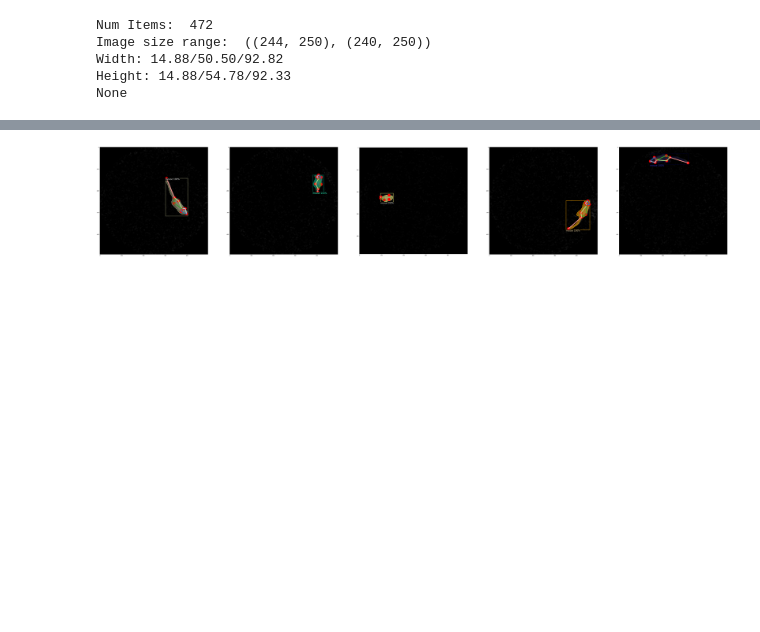
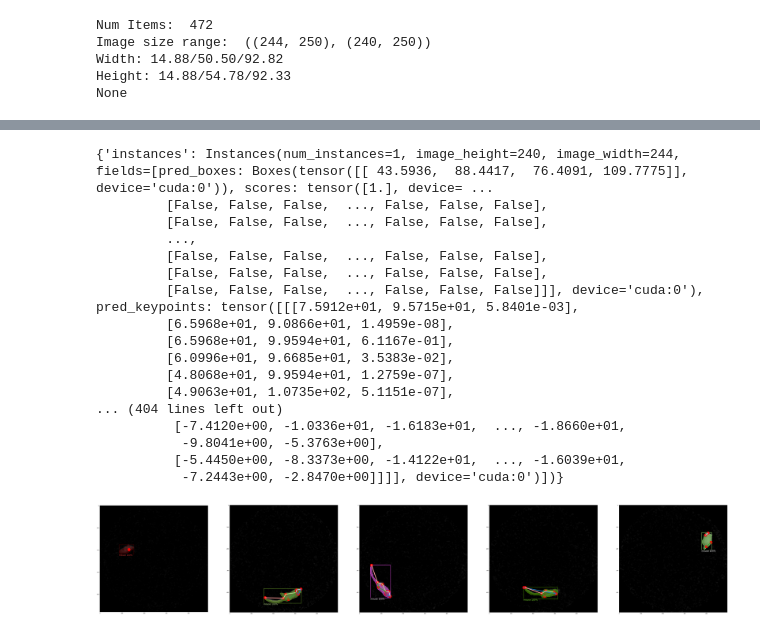
Before and after one commit to tischfieldlab/moseq2-detectron-extract, a Jupyter notebook: notebooks/Untitled.ipynb, the cells around one changed output, grey strips where cells are left out. Cells and saved outputs as stored; diff of their text form; code cells hidden in the pictures; blank space fills up the shorter version.

```diff
--- a/notebooks/Untitled.ipynb
+++ b/notebooks/Untitled.ipynb
@@ -16,5 +19,5 @@ annot_file = "E:\\moseq_raw_data\\unet_testing\\mask_keypoints_for_michael\\resu
 # %%
-annotations = read_annotations(annot_file, default_keypoint_names)
+annotations = read_annotations(annot_file, default_keypoint_names, mask_format=cfg.INPUT.MASK_FORMAT)
 show_dataset_info(annotations)
 register_datasets(annotations, default_keypoint_names)
 # %% [output]
@@ -105,6 +103,6 @@ index created!
 AssertionError: [COCOEvaluator] Prediction contain 8 keypoints. Ground truth contains 8 keypoints. The length of cfg.TEST.KEYPOINT_OKS_SIGMAS is 17. They have to agree with each other. For meaning of  ...
 # %%
-cfg.OUTPUT_DIR = './output_4/2021-06-14T13-17_26'
+cfg.OUTPUT_DIR = './models/output_4/2021-06-16T14-28_47'
 cfg.MODEL.WEIGHTS = os.path.join(cfg.OUTPUT_DIR,  'model_final.pth') #"model_final.pth")  # path to the model we just trained     "model_0001999.pth")#
 cfg.MODEL.ROI_HEADS.SCORE_THRESH_TEST = 0.6  # set a custom testing threshold
 cfg.TEST.DETECTIONS_PER_IMAGE = 1
@@ -112,16 +110,34 @@ predictor = Predictor(cfg)
 # %%
 num = 5
 fig, axs = plt.subplots(1, num, figsize=(20*num,20))
 for d, ax in zip(random.sample(annotations, num), axs):
     im = cv2.imread(d["file_name"])[:,:,0,None]
-    outputs = predictor(im)  # format is documented at https://detectron2.readthedocs.io/tutorials/models.html#model-output-format
+    outputs = predictor(im)[0]  # format is documented at https://detectron2.readthedocs.io/tutorials/models.html#model-output-format
+    print(outputs)
 
     v = Visualizer(convert_image_to_rgb(im, "L"),
                    metadata=MetadataCatalog.get("moseq_train"),
                    scale=2.0,
                    instance_mode=ColorMode.IMAGE   # remove the colors of unsegmented pixels. This option is only available for segmentation models
     )
     out = v.draw_instance_predictions(outputs["instances"].to("cpu"))
     ax.imshow(out.get_image())
 # %% [output]
+{'instances': Instances(num_instances=1, image_height=240, image_width=244, fields=[pred_boxes: Boxes(tensor([[ 43.5936,  88.4417,  76.4091, 109.7775]], device='cuda:0')), scores: tensor([1.], device= ...
+         [False, False, False,  ..., False, False, False],
+         [False, False, False,  ..., False, False, False],
+         ...,
+         [False, False, False,  ..., False, False, False],
+         [False, False, False,  ..., False, False, False],
+         [False, False, False,  ..., False, False, False]]], device='cuda:0'), pred_keypoints: tensor([[[7.5912e+01, 9.5715e+01, 5.8401e-03],
+         [6.5968e+01, 9.0866e+01, 1.4959e-08],
+         [6.5968e+01, 9.9594e+01, 6.1167e-01],
+         [6.0996e+01, 9.6685e+01, 3.5383e-02],
+         [4.8068e+01, 9.9594e+01, 1.2759e-07],
+         [4.9063e+01, 1.0735e+02, 5.1151e-07],
+... (404 lines left out)
+          [-7.4120e+00, -1.0336e+01, -1.6183e+01,  ..., -1.8660e+01,
+           -9.8041e+00, -5.3763e+00],
+          [-5.4450e+00, -8.3373e+00, -1.4122e+01,  ..., -1.6039e+01,
+           -7.2443e+00, -2.8470e+00]]]], device='cuda:0')])}
-[figure, old version]
+[figure, new version]
```
Also changed, not shown: parts of 7 cells of this notebook, 7 other files.
